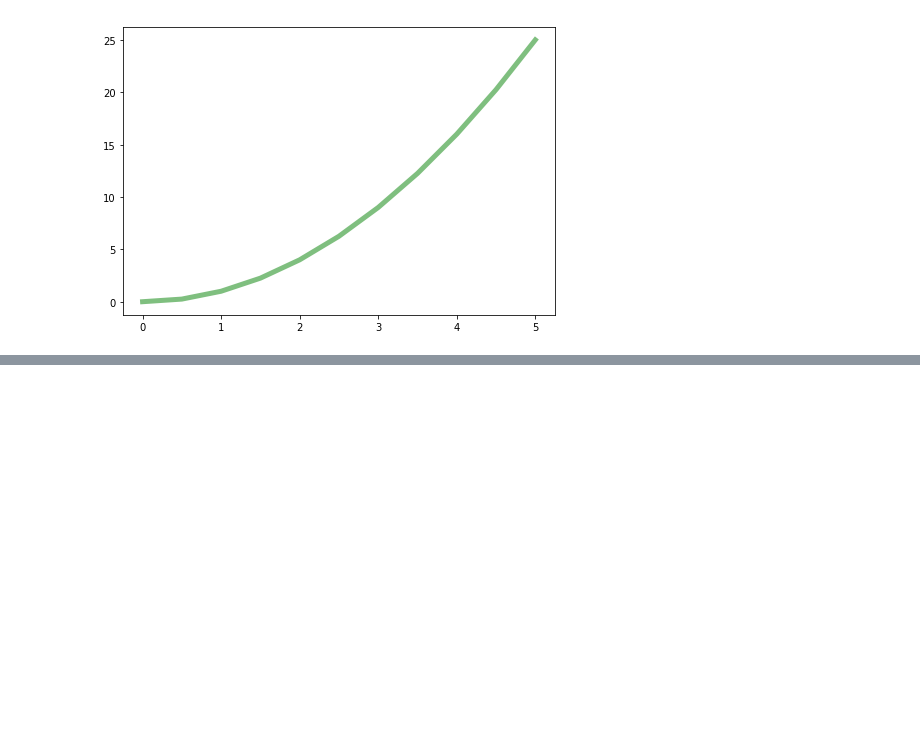
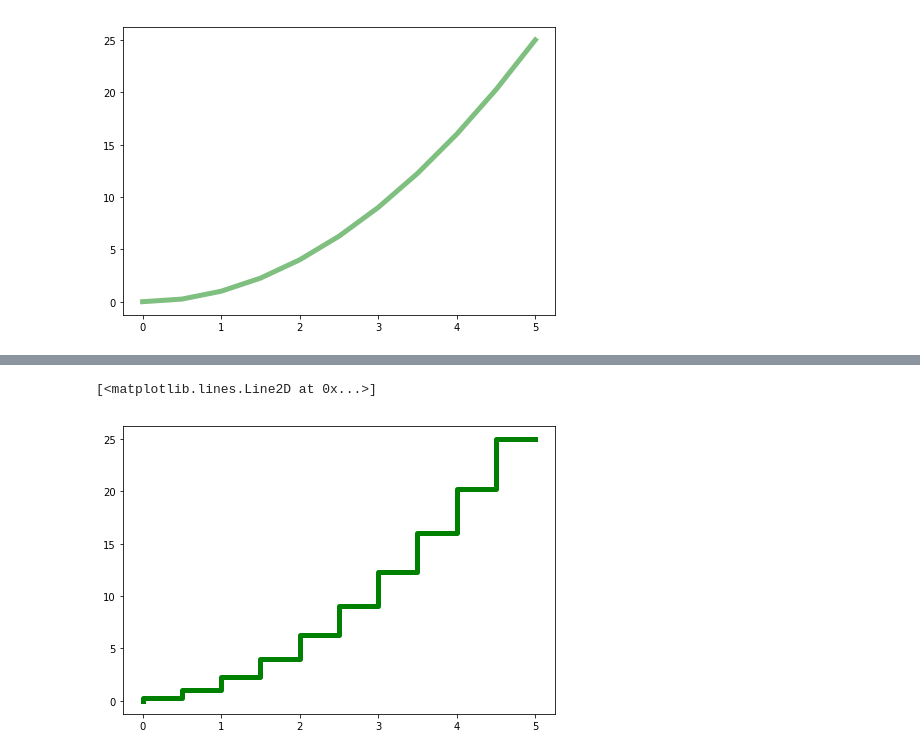
Before and after one commit to rishindrareddy/python-data-science, a Jupyter notebook: MatplotLib/Matplot.ipynb, the cells around one changed output, grey strips where cells are left out. Cells and saved outputs as stored; diff of their text form; code cells hidden in the pictures; blank space fills up the shorter version.

```diff
--- a/MatplotLib/Matplot.ipynb
+++ b/MatplotLib/Matplot.ipynb
@@ -104,0 +112,7 @@ ax.plot(x,y,color='green', linewidth = 5,alpha=0.5)
+# %%
+fig = plt.figure()
+ax = fig.add_axes([0,0,1,1])
+ax.plot(x,y,color='green', linewidth = 5,ls='steps') # linestyle or ls
+# %% [output]
+[<matplotlib.lines.Line2D at 0x...>]
+[figure, added]
```
Also changed, not shown: parts of 6 cells of this notebook.
